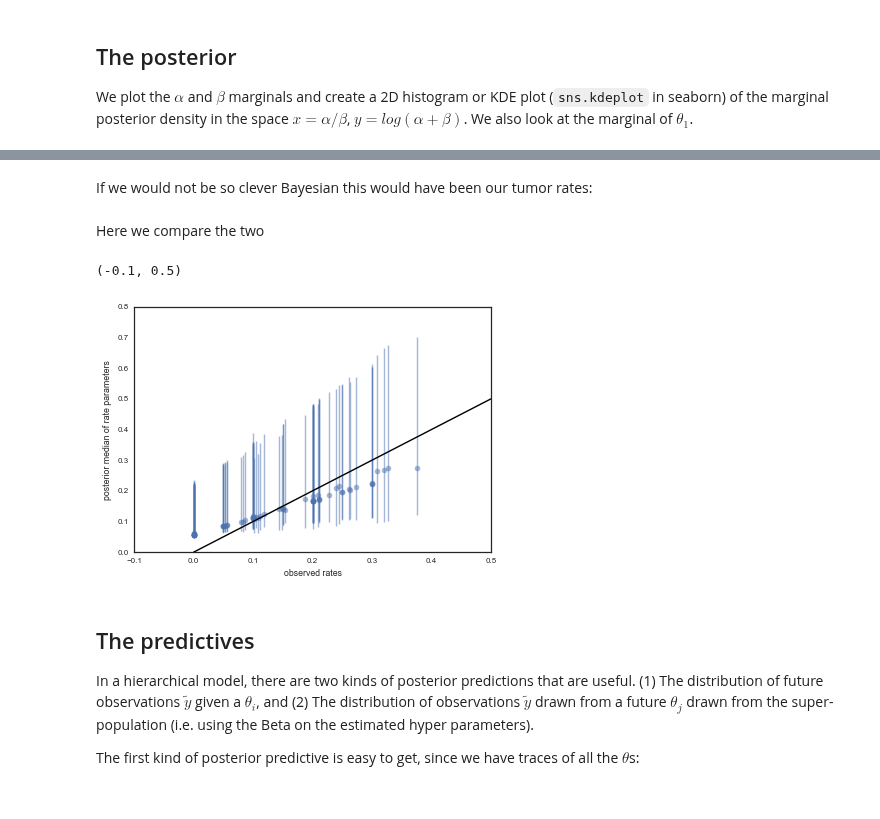
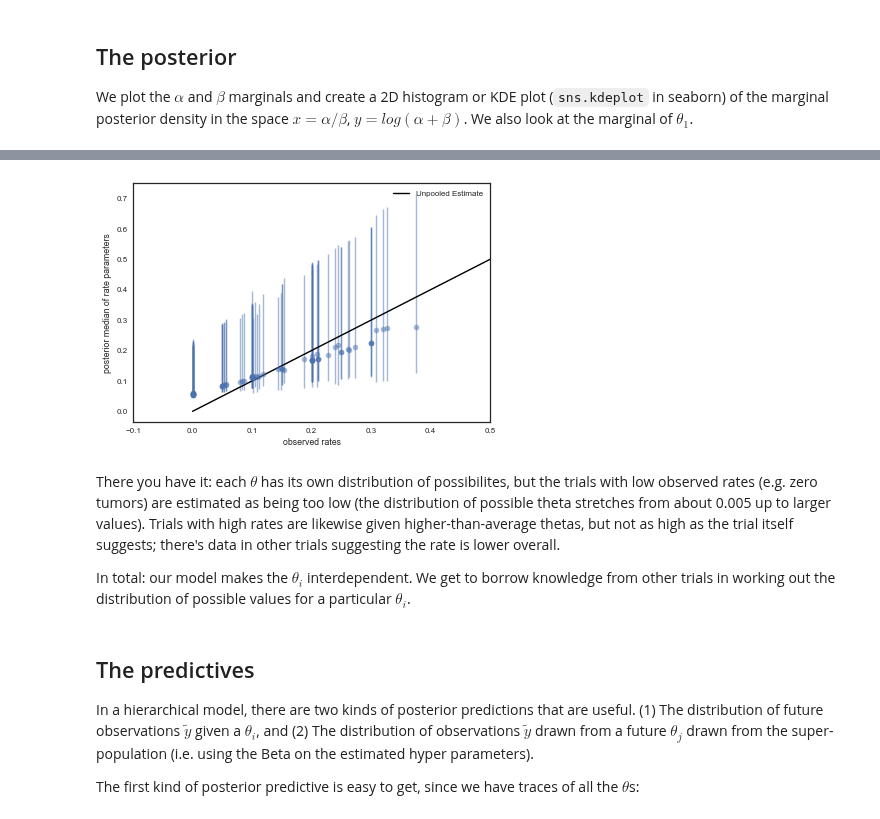
Before and after one commit to wclaybaugh/2017, a Jupyter notebook: wiki/tumorlab.ipynb, the cells around one changed output, grey strips where cells are left out. Saved outputs shown, nothing was run; the diff lists cells and outputs as text; code cells hidden in the pictures.

```diff
--- a/wiki/tumorlab.ipynb
+++ b/wiki/tumorlab.ipynb
@@ -419,8 +334,16 @@ We plot the observed tumor rates on the x-axis against posterior medians for eac
 # %%
 percentiles=np.percentile(thetastrace, [2.5,50.0, 97.5], axis=0)
 lowerthetas, medianthetas, upperthetas=percentiles
 
-elowertheta = medianthetas - lowerthetas
-euppertheta = upperthetas - medianthetas
+empirical_ratios=tumory/tumorn
+
+plt.errorbar(empirical_ratios,
+             medianthetas, yerr=[lowerthetas,upperthetas], fmt='o', alpha=0.5)
+plt.plot([0,0.5],[0,0.5],'k-', label="Unpooled Estimate")
+plt.xlabel("observed rates")
+plt.ylabel("posterior median of rate parameters")
+
+plt.xlim(-0.1,0.5)
+plt.legend();
+# %% [output]
+[figure, added]
-# %% [markdown]
-If we would not be so clever Bayesian this would have been our tumor rates:
@@ -429,16 +350,7 @@ empirical_ratios=tumory/tumorn
-# %% [markdown]
-Here we compare the two
-# %%
-plt.errorbar(empirical_ratios,
-             medianthetas, yerr=[lowerthetas,upperthetas], fmt='o', alpha=0.5)
-plt.plot([0,0.5],[0,0.5],'k-')
-plt.xlabel("observed rates")
-plt.ylabel("posterior median of rate parameters")
-
-plt.xlim(-0.1,0.5)
-# %% [output]
-(-0.1, 0.5)
-[figure, removed]
+# %% [markdown]
+There you have it: each $\theta$ has its own distribution of possibilites, but the trials with low observed rates (e.g. zero tumors) are estimated as being too low (the distribution of possible theta stretches from about 0.005 up to larger values). Trials with high rates are likewise given higher-than-average thetas, but not as high as the trial itself suggests; there's data in other trials suggesting the rate is lower overall.
+
+In total: our model makes the $\theta_i$ interdependent. We get to borrow knowledge from other trials in working out the distribution of possible values for a particular $\theta_i$.
 # %% [markdown]
 ## The predictives
 
```
Also changed, not shown: parts of 30 cells of this notebook, 3 other files.
